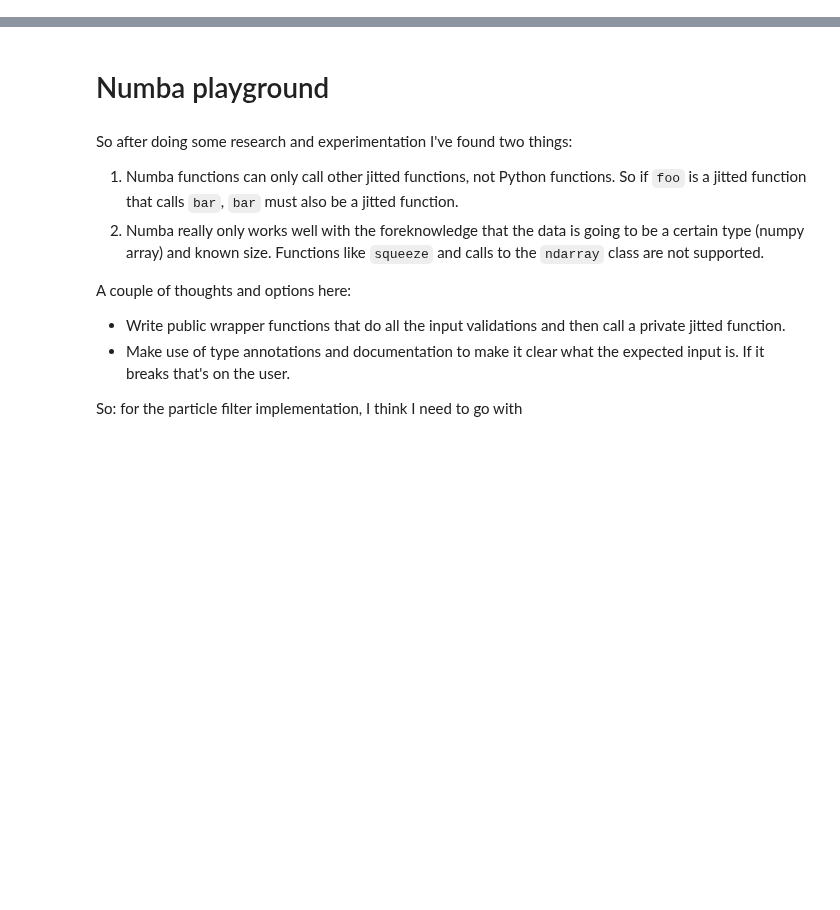
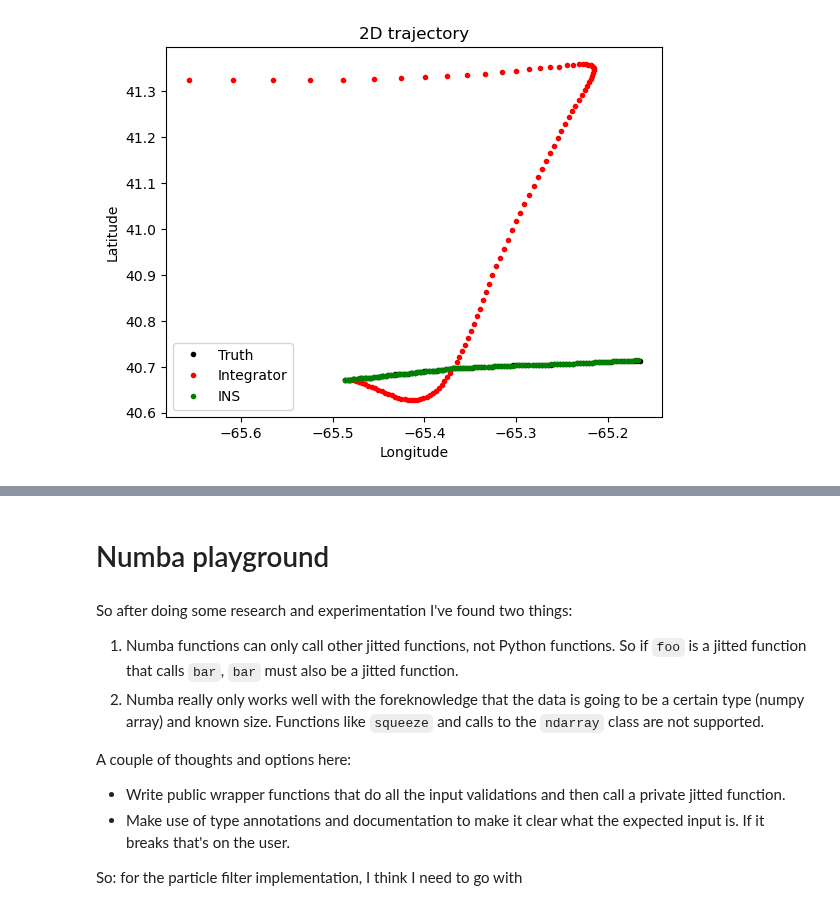
Before and after one commit to jbrodovsky/geophysical_nav, a Jupyter notebook: bathy_pf.ipynb, the cells around one changed output, grey strips where cells are left out. Cells and saved outputs as stored; diff of their text form; code cells hidden in the pictures; blank space fills up the shorter version.

```diff
--- a/bathy_pf.ipynb
+++ b/bathy_pf.ipynb
@@ -318,0 +23,14 @@ def propagate_ned(
+# %%
+datain = tbx.process_m77t_file(filepath)
+traj = datain[2].copy()
+traj_ins = traj.copy()
+traj_ins.index = traj.index.to_series().diff().dt.total_seconds().fillna(0).cumsum()
+
+increments = strapdown.compute_increments_from_imu(traj_ins, "rate")
+#increments = increments.rolling(window=5, min_periods=1).mean()
+observations = measurements.Position(sim.generate_position_measurements(traj_ins[["lat", "lon", "alt"]], 5.0), 5.0)
+init_pva = traj_ins.loc[
+    traj_ins.index[0],
+    ["lat", "lon", "alt", "VN", "VE", "VD", "roll", "pitch", "heading"],
+]
+distance = traj_ins["distance"].to_numpy()
@@ -318,0 +76,11 @@ def propagate_ned(
+# %%
+plt.plot(traj_ins.lon, traj_ins.lat, 'k.', label="Truth")
+plt.plot(integrator.trajectory.lon, integrator.trajectory.lat, 'r.', label="Integrator")
+plt.plot(feedback.trajectory.lon, feedback.trajectory.lat, 'g.', label="INS")
+plt.xlabel("Longitude")
+plt.ylabel("Latitude")
+plt.title("2D trajectory")
+plt.legend()
+plt.show()
+# %% [output]
+[figure, added]
```
Also changed, not shown: parts of 77 cells of this notebook, 26 other files.
